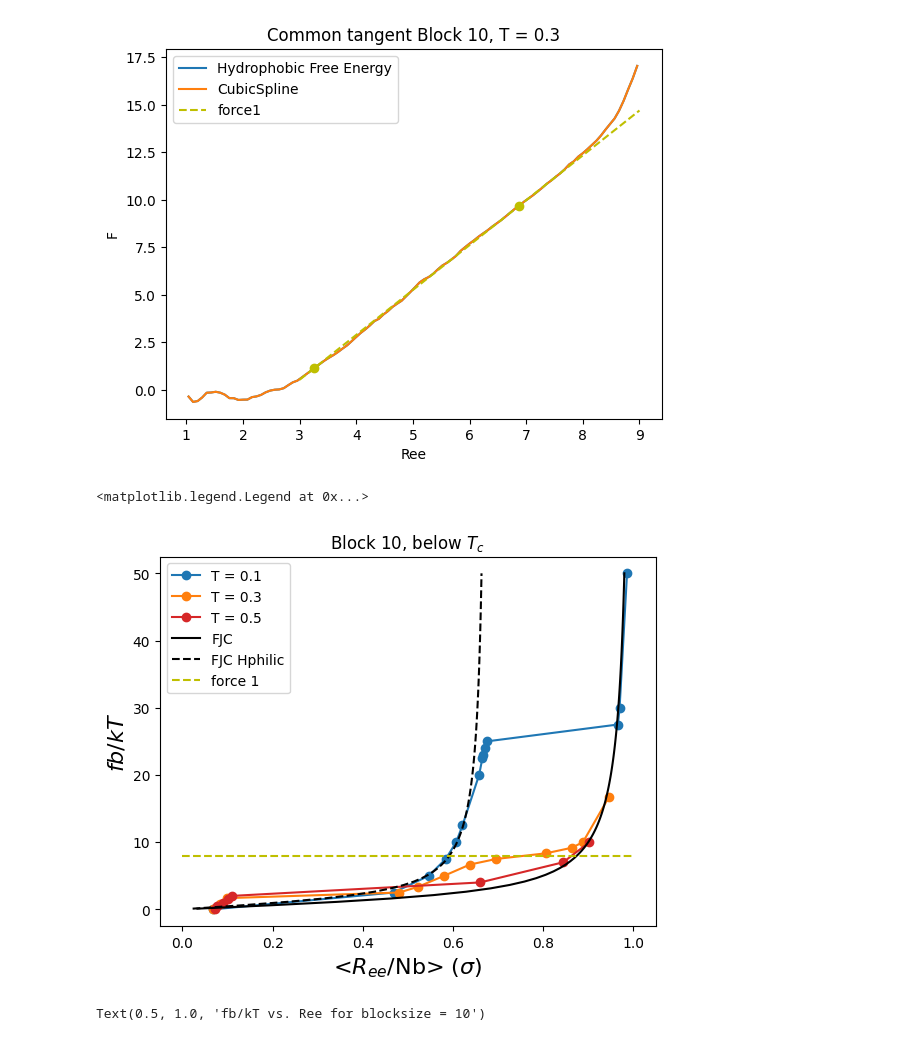
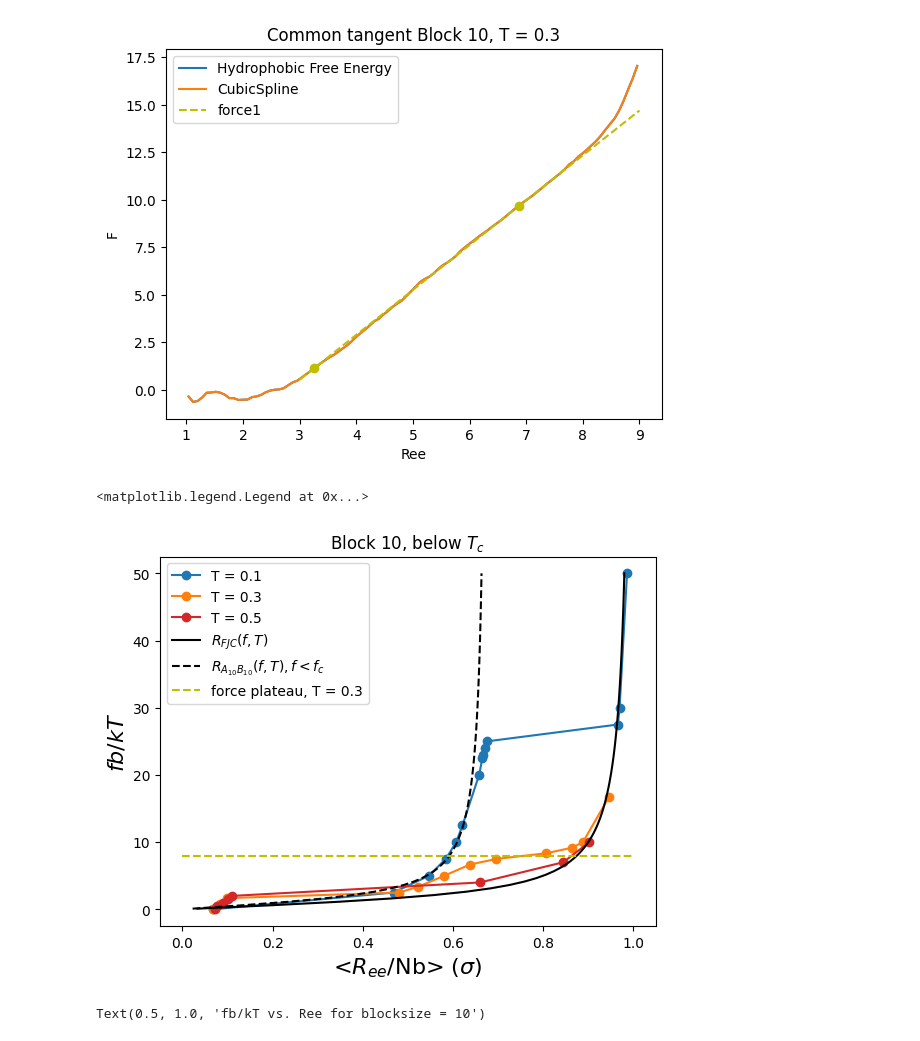
Before and after one commit to VagrantHyp/Code, a Jupyter notebook: Block10.ipynb, the cells around one changed output. Saved outputs shown, nothing was run; the diff lists cells and outputs as text; code cells hidden in the pictures.

Commit message:
Fixed legend

```diff
--- a/Block10.ipynb
+++ b/Block10.ipynb
@@ -325,23 +325,23 @@ def FJC(x):
 # %%
 lsCGTBl10 = lsCGTBl10[0:3]
 for cgt in lsCGTBl10:
     force = np.array(cgt.f)
     Ree = cgt.aveRee
     plt.plot(Ree / 99, force / cgt.t, 'o-', color = cgt.color, label = 'T = ' + str(cgt.t))
 
 fbkt = np.linspace(0.1, 50, 100)
 Ree2 = FJC(fbkt)*(11+b_Globule)*5/99
 
-plt.plot(FJC(fbkt),fbkt, color = 'k', label = 'FJC')
-plt.plot(Ree2,fbkt, '--k', label = 'FJC Hphilic')
-plt.plot([0,1], [force1*b/0.3]*2, '--y', label='force 1')
+plt.plot(FJC(fbkt),fbkt, color = 'k', label = '$R_{FJC}(f, T)$')
+plt.plot(Ree2,fbkt, '--k', label = '$R_{A_{10}B_{10}}(f, T), f < f_c$')
+plt.plot([0,1], [force1*b/0.3]*2, '--y', label='force plateau, T = 0.3')
 plt.ylabel('$fb/kT$', fontsize=16)
 plt.xlabel('<$R_{ee}$/Nb> ($\sigma$)', fontsize=16)
 plt.title('Block 10, below $T_c$')
 plt.legend()
 # %% [output]
 <matplotlib.legend.Legend at 0x...>
-[figure, old version]
+[figure, new version]
 # %%
 for cgt in lsCGTBl10:
     force = np.array(cgt.f)
```
Also changed, not shown: 3 other files.
